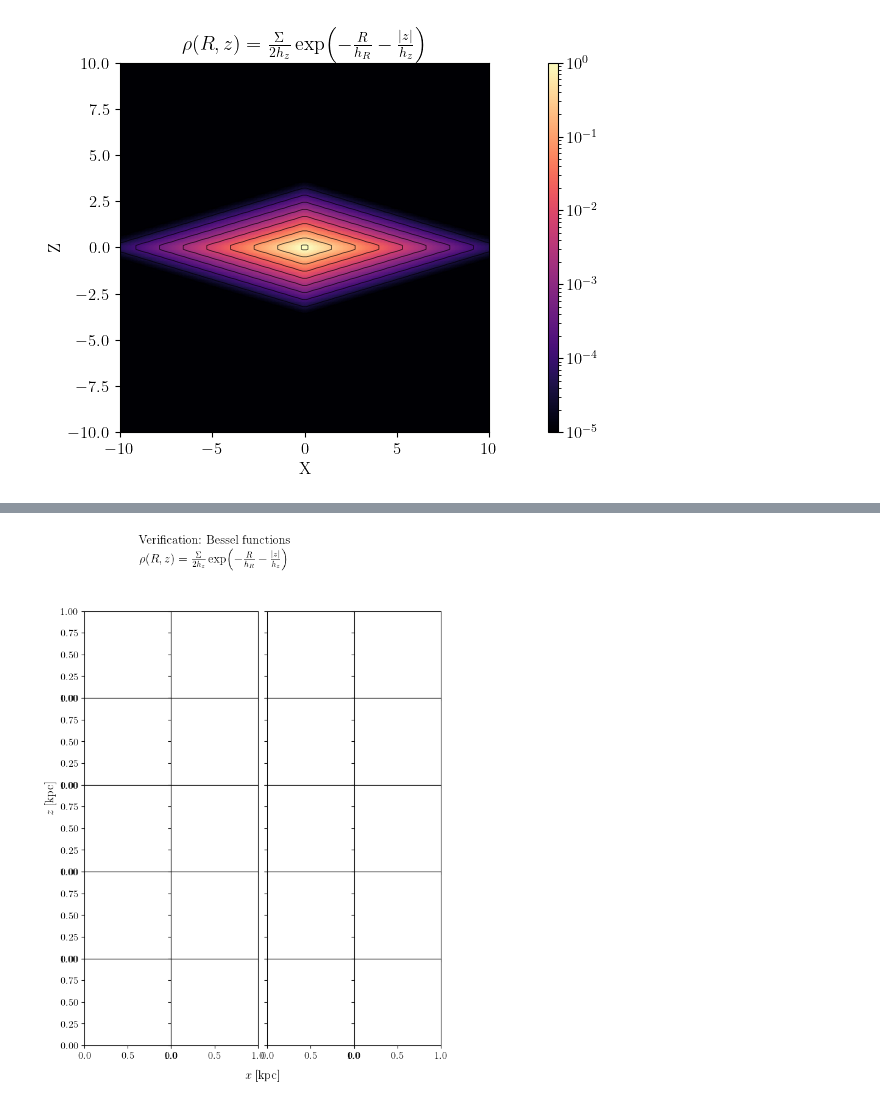
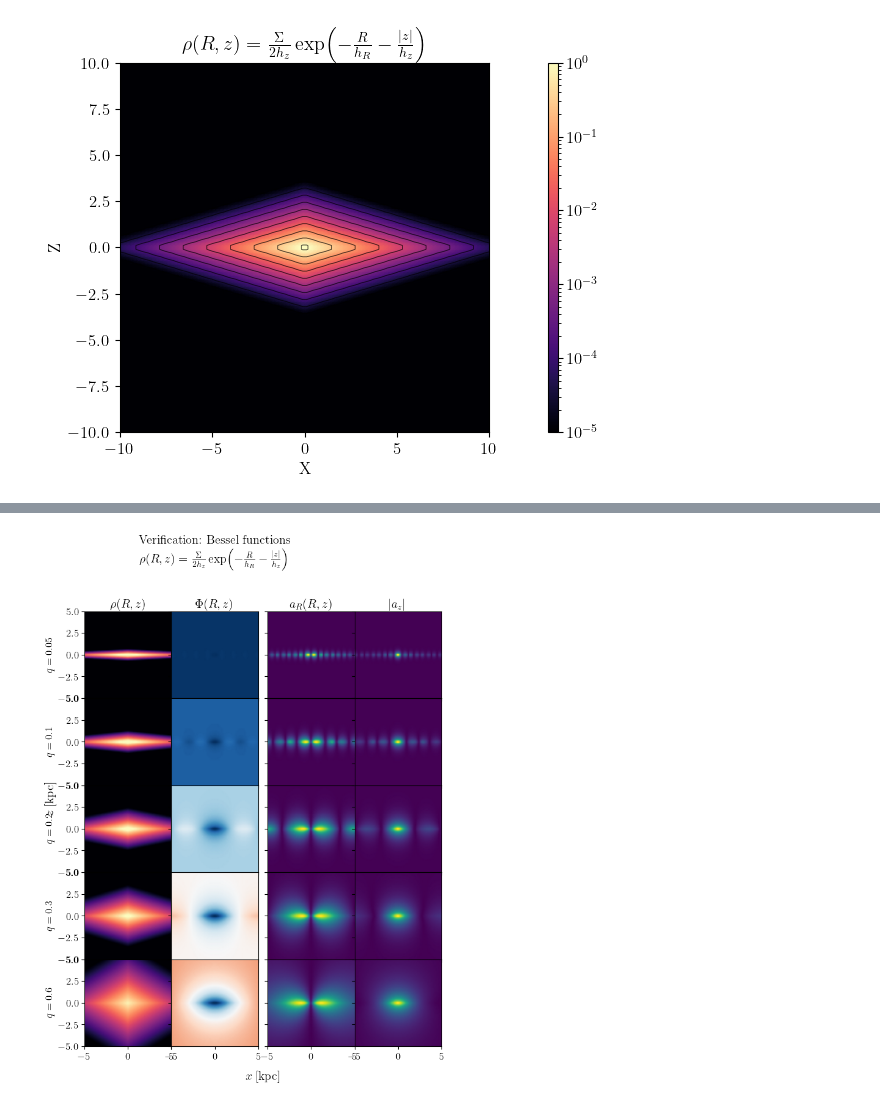
Before and after one commit to salvatore-ferrone/tstrippy, a Jupyter notebook: docs/source/bfe_bessel_functions.ipynb, the cells around one changed output, grey strips where cells are left out. Drawn from its saved outputs; the diff is of its cells as text; code cells hidden in the pictures.

Commit message:
aiming to understand the bessel functions. more to do tomorrow

```diff
--- a/docs/source/bfe_bessel_functions.ipynb
+++ b/docs/source/bfe_bessel_functions.ipynb
@@ -113,4 +114,20 @@ fig.subplots_adjust(wspace=0,hspace=0)
 # %% [output]
 [figure]
 # %%
-# now approximate with the bessel functions...
+# Composite Bessel basis setup
+G      = 1.0
+lmax   = 20
+r_grid = np.logspace(-3, 3, 100)
+ncomp  = 1
+sigma0 = 1.0
+hR     = 1.0
+
+# Sanity check
+tstrippy.potentials.clearaxisymmetriccompositebasisexpansion()
+tstrippy.potentials.initaxisymmetriccompositebasisexpansion(G, lmax, r_grid, ncomp)
+tstrippy.potentials.addcompositebesselexponentialdisk(1, sigma0, hR, hR * 0.3)
+tstrippy.potentials.finalizeaxisymmetriccompositebasisexpansion()
+_ax, _ay, _az, _phi = tstrippy.potentials.axisymmetriccompositebasispotential(
+    np.array([1.0]), np.array([0.0]), np.array([0.0])
+)
+print(f"phi={_phi[0]:.4f}, ax={_ax[0]:.4f}")
@@ -125,15 +183,40 @@ title_text = (
 # %%
 q_values = [0.05, 0.1, 0.2, 0.3, 0.6]
 
 fig, axes = make_nx4_panel(
     nrows=len(q_values),
     gap=0.15,
     y_label_space=1.2,
     x_label_space=1.,
     xlabel=r"$x\;[\mathrm{kpc}]$",
     ylabel=r"$z\;[\mathrm{kpc}]$",
     title=title_text,
     margin_top = 0
 )
+
+col_labels = [r"$\rho(R,z)$", r"$\Phi(R,z)$", r"$a_R(R,z)$", r"$|a_z|$"]
+for c, lab in enumerate(col_labels):
+    axes[0, c].set_title(lab, pad=4)
+
+for row, q in enumerate(q_values):
+    rho = rho_maps[q]
+    phi = phi_maps[q]
+    aR  = aR_maps[q]
+    az  = az_maps[q]
+
+    axes[row, 0].pcolormesh(X_grid, Z_grid, rho, shading="gouraud", cmap="magma",
+        norm=mpl.colors.LogNorm(vmin=1e-5, vmax=1.0))
+
+    phi_lim = np.abs(phi).max()
+    axes[row, 1].pcolormesh(X_grid, Z_grid, phi, shading="gouraud", cmap="RdBu_r",
+        norm=mpl.colors.Normalize(vmin=-phi_lim, vmax=0))
+
+    axes[row, 2].pcolormesh(X_grid, Z_grid, aR, shading="gouraud", cmap="viridis",
+        norm=mpl.colors.Normalize(vmin=0, vmax=aR.max()))
+
+    axes[row, 3].pcolormesh(X_grid, Z_grid, az, shading="gouraud", cmap="viridis",
+        norm=mpl.colors.Normalize(vmin=0, vmax=az.max()))
+
+    axes[row, 0].set_ylabel(rf"$q={q}$", labelpad=4)
 # %% [output]
-[figure, old version]
+[figure, new version]
```
Also changed, not shown: parts of 4 cells of this notebook.
